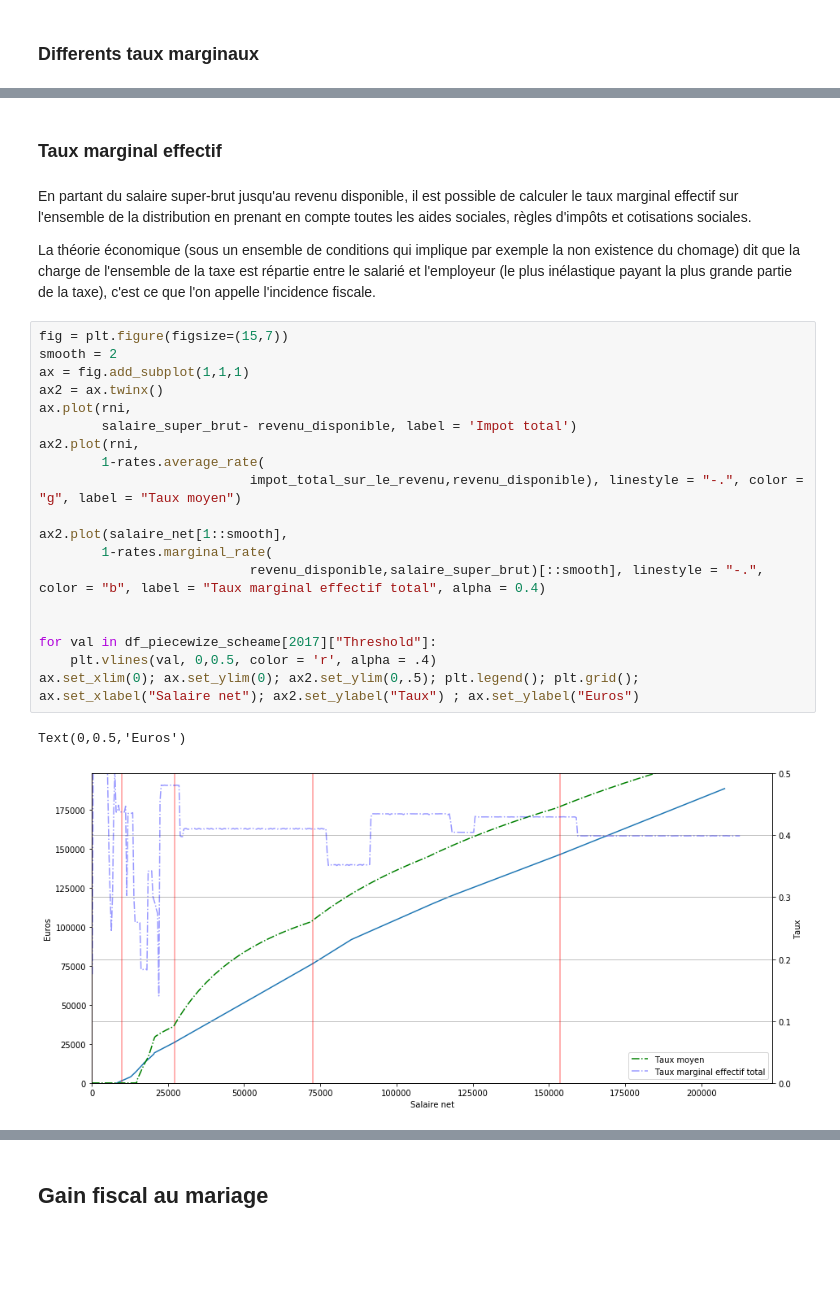
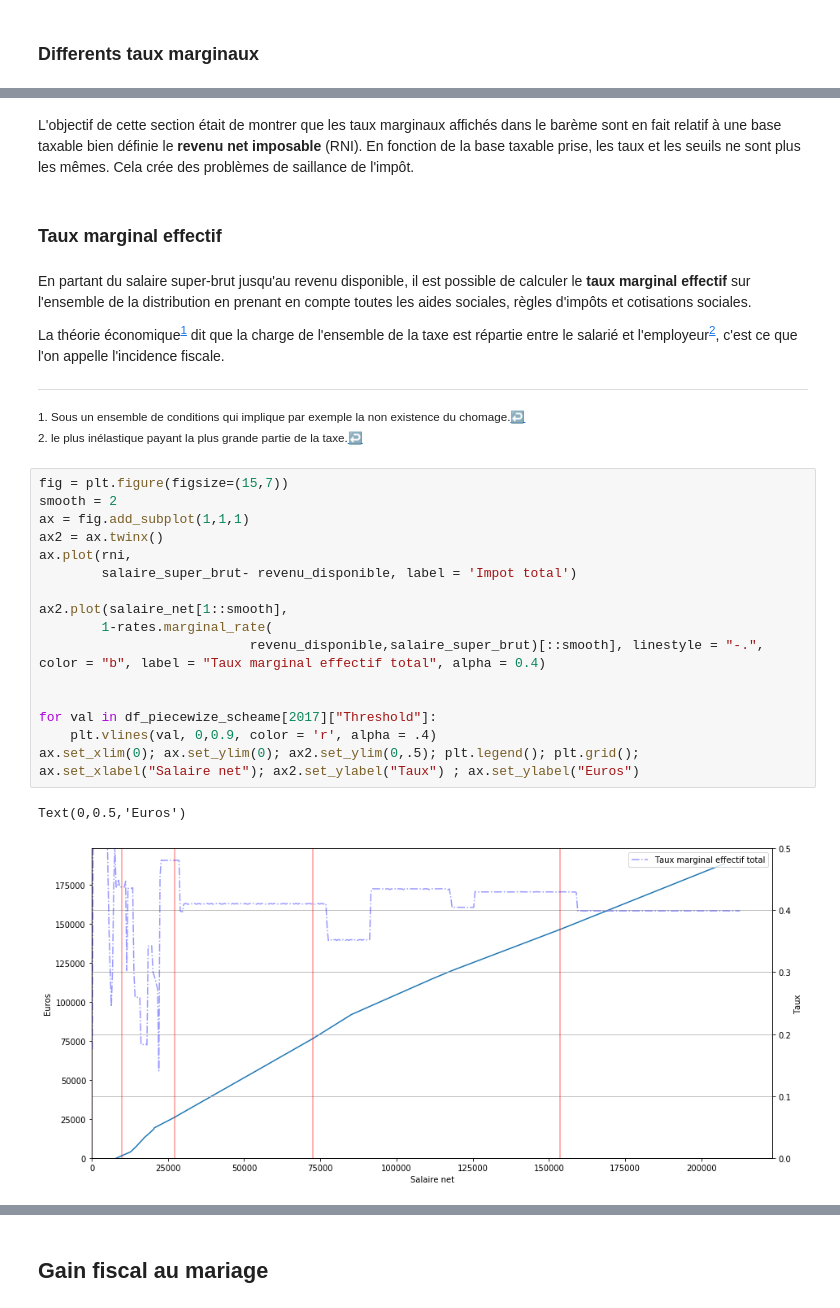
Before and after one commit to adrienpacifico/openfisca-france-notebook-story, a Jupyter notebook: notebooks/comment_fonctionne_l_Impot_sur_le_revenu_francais.ipynb, the cells around one changed output, grey strips where cells are left out. Saved outputs shown, nothing was run; the diff lists cells and outputs as text; blank space fills up the shorter version.

```diff
--- a/notebooks/comment_fonctionne_l_Impot_sur_le_revenu_francais.ipynb
+++ b/notebooks/comment_fonctionne_l_Impot_sur_le_revenu_francais.ipynb
@@ -661,31 +727,34 @@ salaire_imposable[300]
+# %% [markdown]
+L'objectif de cette section était de montrer que les taux marginaux affichés dans le barème sont en fait relatif à une base taxable bien définie le **revenu net imposable** (RNI). En fonction de la base taxable prise, les taux et les seuils ne sont plus les mêmes. Cela crée des problèmes de saillance de l'impôt.
 # %% [markdown]
 ### Taux marginal effectif
 # %% [markdown]
-En partant du salaire super-brut jusqu'au revenu disponible, il est possible de calculer le taux marginal effectif sur l'ensemble de la distribution en prenant en compte toutes les aides sociales, règles d'impôts et cotisations sociales.
+En partant du salaire super-brut jusqu'au revenu disponible, il est possible de calculer le **taux marginal effectif** sur l'ensemble de la distribution en prenant en compte toutes les aides sociales, règles d'impôts et cotisations sociales.
 
-La théorie économique (sous un ensemble de conditions qui implique par exemple la non existence du chomage) dit que la charge de l'ensemble de la taxe est répartie entre le salarié et l'employeur (le plus inélastique payant la plus grande partie de la taxe), c'est ce que l'on appelle l'incidence fiscale.
+La théorie économique<sup><a href="#fn1" id="ref1">1</a></sup> dit que la charge de l'ensemble de la taxe est répartie entre le salarié et l'employeur<sup><a href="#fn2" id="ref2">2</a></sup>, c'est ce que l'on appelle l'incidence fiscale.
+
+<hr></hr>
+<sup id="fn1">1. Sous un ensemble de conditions qui implique par exemple la non existence du chomage.<a href="#ref1" title="Jump back to footnote 1 in the text.">↩</a></sup><br>
+<sup id="fn2">2. le plus inélastique payant la plus grande partie de la taxe.<a href="#ref2" title="Jump back to footnote 2 in the text.">↩</a></sup><br>
 # %%
 fig = plt.figure(figsize=(15,7))
 smooth = 2
 ax = fig.add_subplot(1,1,1)
 ax2 = ax.twinx()
 ax.plot(rni,
         salaire_super_brut- revenu_disponible, label = 'Impot total')
-ax2.plot(rni,
-        1-rates.average_rate(
-                           impot_total_sur_le_revenu,revenu_disponible), linestyle = "-.", color = "g", label = "Taux moyen")
 
 ax2.plot(salaire_net[1::smooth],
         1-rates.marginal_rate(
                            revenu_disponible,salaire_super_brut)[::smooth], linestyle = "-.", color = "b", label = "Taux marginal effectif total", alpha = 0.4)
 
 
 for val in df_piecewize_scheame[2017]["Threshold"]:
-    plt.vlines(val, 0,0.5, color = 'r', alpha = .4)
+    plt.vlines(val, 0,0.9, color = 'r', alpha = .4)
 ax.set_xlim(0); ax.set_ylim(0); ax2.set_ylim(0,.5); plt.legend(); plt.grid(); ax.set_xlabel("Salaire net"); ax2.set_ylabel("Taux") ; ax.set_ylabel("Euros")
 # %% [output]
 Text(0,0.5,'Euros')
-[figure, old version]
+[figure, new version]
 # %% [markdown]
 On voit de manière assez étonnante que le taux moyen effectif est relativement stable le long de la distribution avec un taux effectif du salaire super-brut étant d'environ 30% du revenu disponible.
 
```
Also changed, not shown: parts of 38 cells of this notebook.
